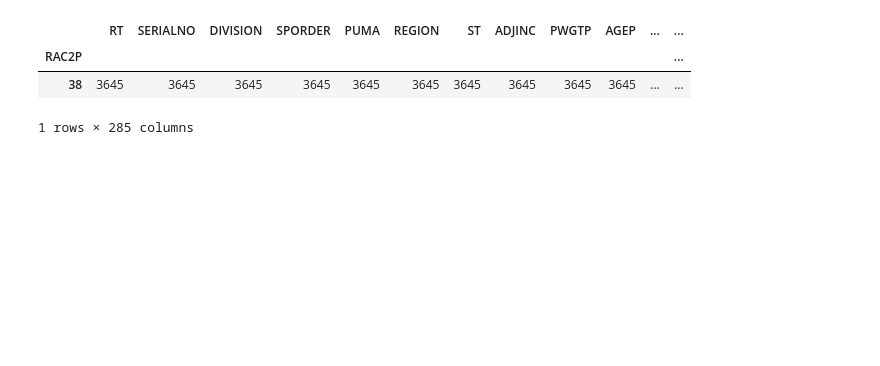
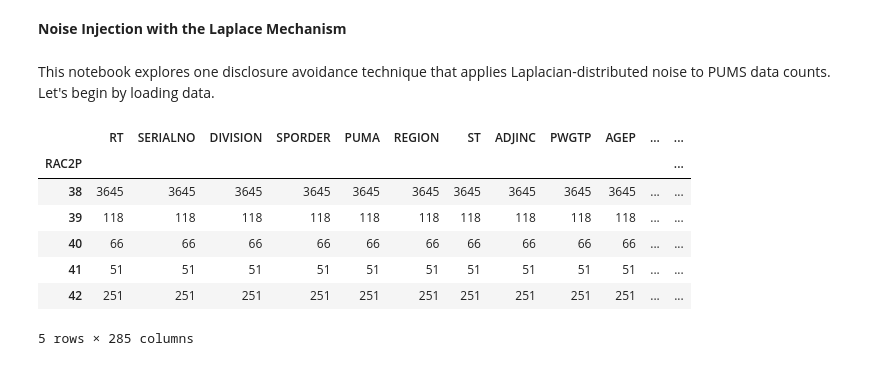
Before and after one commit to umadesai/census-dp, a Jupyter notebook: notebooks/dp-test-1.ipynb, the cells around one changed output. Cells and saved outputs as stored; diff of their text form; code cells hidden in the pictures; blank space fills up the shorter version.

```diff
--- a/notebooks/dp-test-1.ipynb
+++ b/notebooks/dp-test-1.ipynb
@@ -1 +1,3 @@
+# %% [markdown]
+**Noise Injection with the Laplace Mechanism**
 # %%
@@ -9,12 +7,18 @@ pa = pd.read_csv("psam_p42.csv")
+# %% [markdown]
+This notebook explores one disclosure avoidance technique that applies Laplacian-distributed noise to PUMS data counts. Let's begin by loading data.
 # %%
+pa = pd.read_csv("psam_p42.csv")
 asn_pa = pa.query('AGEP>=18 and RACASN==1')
+asn_pa.groupby('RAC2P').count().head()
+# %% [output]
+|  | RT | SERIALNO | DIVISION | SPORDER | PUMA | REGION | ST | ADJINC | PWGTP | AGEP | ... | ... |
+| RAC2P |  |  |  |  |  |  |  |  |  |  |  | ... |
+| 38 | 3645 | 3645 | 3645 | 3645 | 3645 | 3645 | 3645 | 3645 | 3645 | 3645 | ... | ... |
+| 39 | 118 | 118 | 118 | 118 | 118 | 118 | 118 | 118 | 118 | 118 | ... | ... |
+| 40 | 66 | 66 | 66 | 66 | 66 | 66 | 66 | 66 | 66 | 66 | ... | ... |
+| 41 | 51 | 51 | 51 | 51 | 51 | 51 | 51 | 51 | 51 | 51 | ... | ... |
+| 42 | 251 | 251 | 251 | 251 | 251 | 251 | 251 | 251 | 251 | 251 | ... | ... |
+5 rows × 285 columns
-# %%
-asn_pa.groupby('RAC2P').count().head(1)
-# %% [output]
-|  | RT | SERIALNO | DIVISION | SPORDER | PUMA | REGION | ST | ADJINC | PWGTP | AGEP | ... | ... |
-| RAC2P |  |  |  |  |  |  |  |  |  |  |  | ... |
-| 38 | 3645 | 3645 | 3645 | 3645 | 3645 | 3645 | 3645 | 3645 | 3645 | 3645 | ... | ... |
-1 rows × 285 columns
 # %%
 # a 2D table, row = educational attainment, col = race by RAC2P (asian ethnicity)
 asn_pa_ed = asn_pa.groupby(['RAC2P','SCHL']).size().unstack()
```
Also changed, not shown: parts of 11 cells of this notebook.
